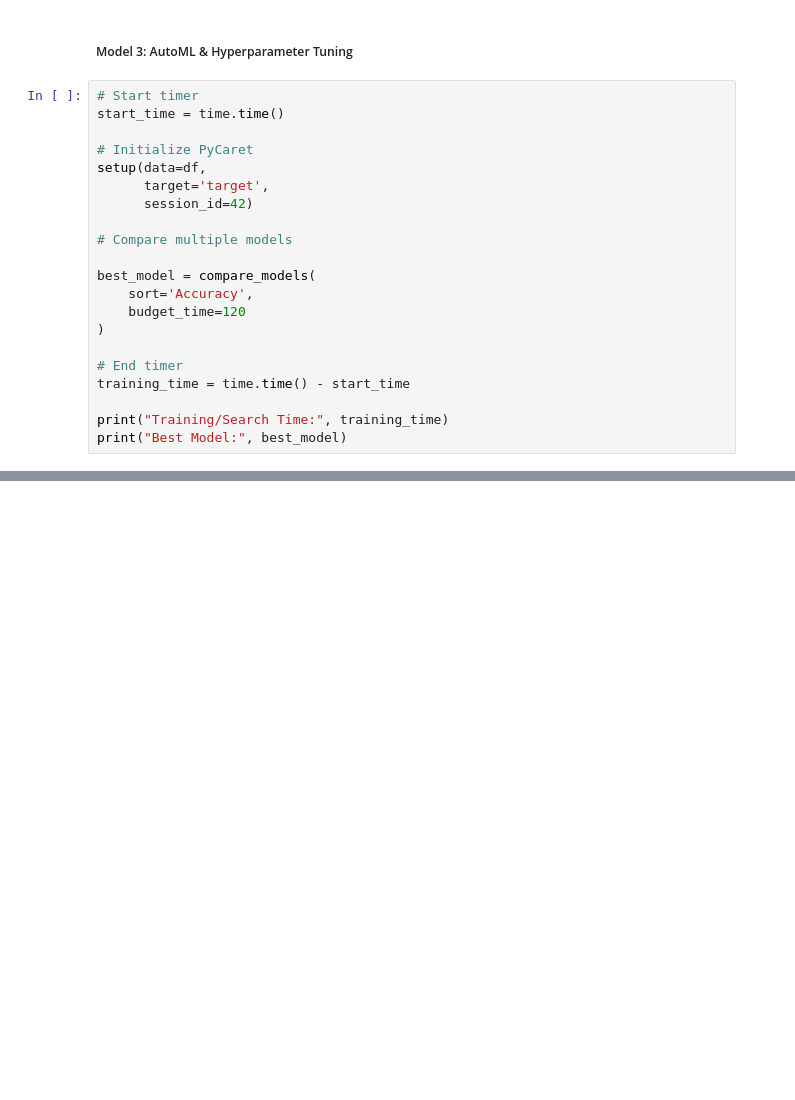
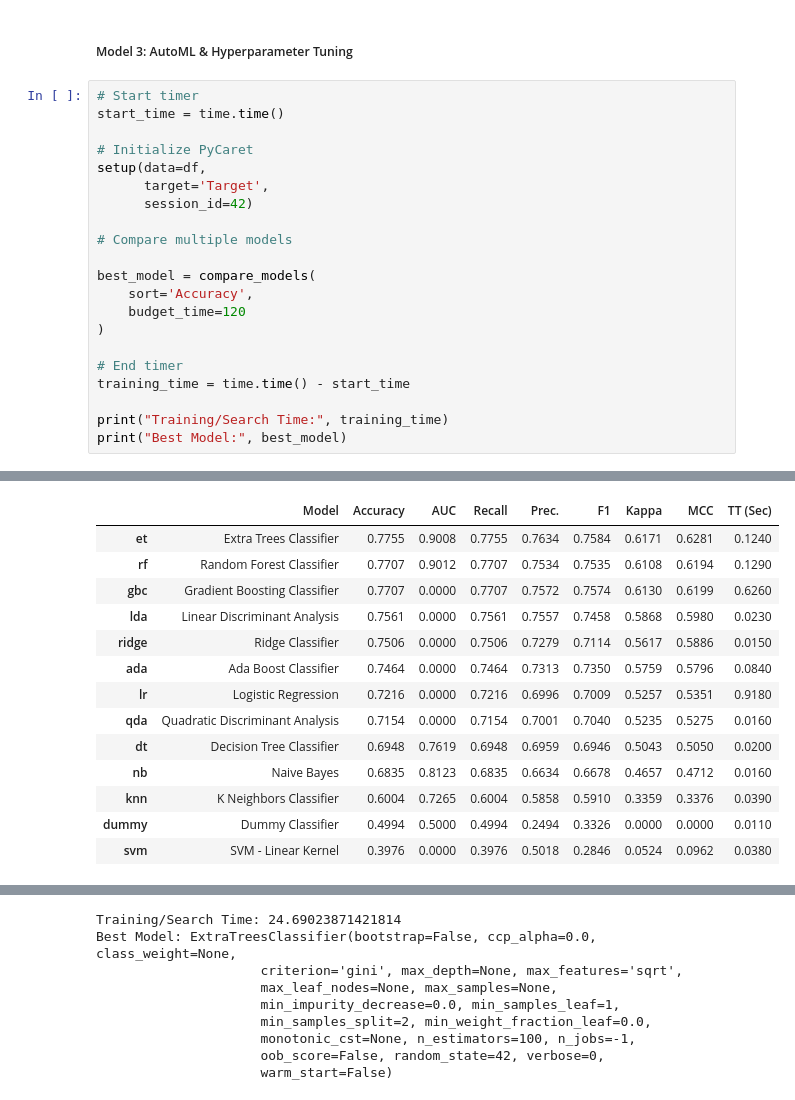
Before and after one commit to yehudis25/student-academic-success-ml, a Jupyter notebook: student_success_prediction.ipynb, the cells around one changed output, grey strips where cells are left out. Drawn from its saved outputs; the diff is of its cells as text; blank space fills up the shorter version.

```diff
--- a/student_success_prediction.ipynb
+++ b/student_success_prediction.ipynb
@@ -386,7 +500,7 @@ start_time = time.time()
 
 # Initialize PyCaret
 setup(data=df,
-      target='target',
+      target='Target',
       session_id=42)
 
 # Compare multiple models
@@ -401,3 +515,4 @@ training_time = time.time() - start_time
 
 print("Training/Search Time:", training_time)
 print("Best Model:", best_model)
+# %% [output]
@@ -403,0 +537,14 @@ print("Best Model:", best_model)
+|  | Model | Accuracy | AUC | Recall | Prec. | F1 | Kappa | MCC | TT (Sec) |
+| et | Extra Trees Classifier | 0.7755 | 0.9008 | 0.7755 | 0.7634 | 0.7584 | 0.6171 | 0.6281 | 0.1240 |
+| rf | Random Forest Classifier | 0.7707 | 0.9012 | 0.7707 | 0.7534 | 0.7535 | 0.6108 | 0.6194 | 0.1290 |
+| gbc | Gradient Boosting Classifier | 0.7707 | 0.0000 | 0.7707 | 0.7572 | 0.7574 | 0.6130 | 0.6199 | 0.6260 |
+| lda | Linear Discriminant Analysis | 0.7561 | 0.0000 | 0.7561 | 0.7557 | 0.7458 | 0.5868 | 0.5980 | 0.0230 |
+| ridge | Ridge Classifier | 0.7506 | 0.0000 | 0.7506 | 0.7279 | 0.7114 | 0.5617 | 0.5886 | 0.0150 |
+| ada | Ada Boost Classifier | 0.7464 | 0.0000 | 0.7464 | 0.7313 | 0.7350 | 0.5759 | 0.5796 | 0.0840 |
+| lr | Logistic Regression | 0.7216 | 0.0000 | 0.7216 | 0.6996 | 0.7009 | 0.5257 | 0.5351 | 0.9180 |
+| qda | Quadratic Discriminant Analysis | 0.7154 | 0.0000 | 0.7154 | 0.7001 | 0.7040 | 0.5235 | 0.5275 | 0.0160 |
+| dt | Decision Tree Classifier | 0.6948 | 0.7619 | 0.6948 | 0.6959 | 0.6946 | 0.5043 | 0.5050 | 0.0200 |
+| nb | Naive Bayes | 0.6835 | 0.8123 | 0.6835 | 0.6634 | 0.6678 | 0.4657 | 0.4712 | 0.0160 |
+| knn | K Neighbors Classifier | 0.6004 | 0.7265 | 0.6004 | 0.5858 | 0.5910 | 0.3359 | 0.3376 | 0.0390 |
+| dummy | Dummy Classifier | 0.4994 | 0.5000 | 0.4994 | 0.2494 | 0.3326 | 0.0000 | 0.0000 | 0.0110 |
+| svm | SVM - Linear Kernel | 0.3976 | 0.0000 | 0.3976 | 0.5018 | 0.2846 | 0.0524 | 0.0962 | 0.0380 |
@@ -404,3 +552,12 @@ print("Best Model:", best_model)
+Training/Search Time: 24.69023871421814
+Best Model: ExtraTreesClassifier(bootstrap=False, ccp_alpha=0.0, class_weight=None,
+                     criterion='gini', max_depth=None, max_features='sqrt',
+                     max_leaf_nodes=None, max_samples=None,
+                     min_impurity_decrease=0.0, min_samples_leaf=1,
+                     min_samples_split=2, min_weight_fraction_leaf=0.0,
+                     monotonic_cst=None, n_estimators=100, n_jobs=-1,
+                     oob_score=False, random_state=42, verbose=0,
+                     warm_start=False)
 # %%
 # Record top 5 models
 results = pull()
```
Also changed, not shown: parts of 32 cells of this notebook.
